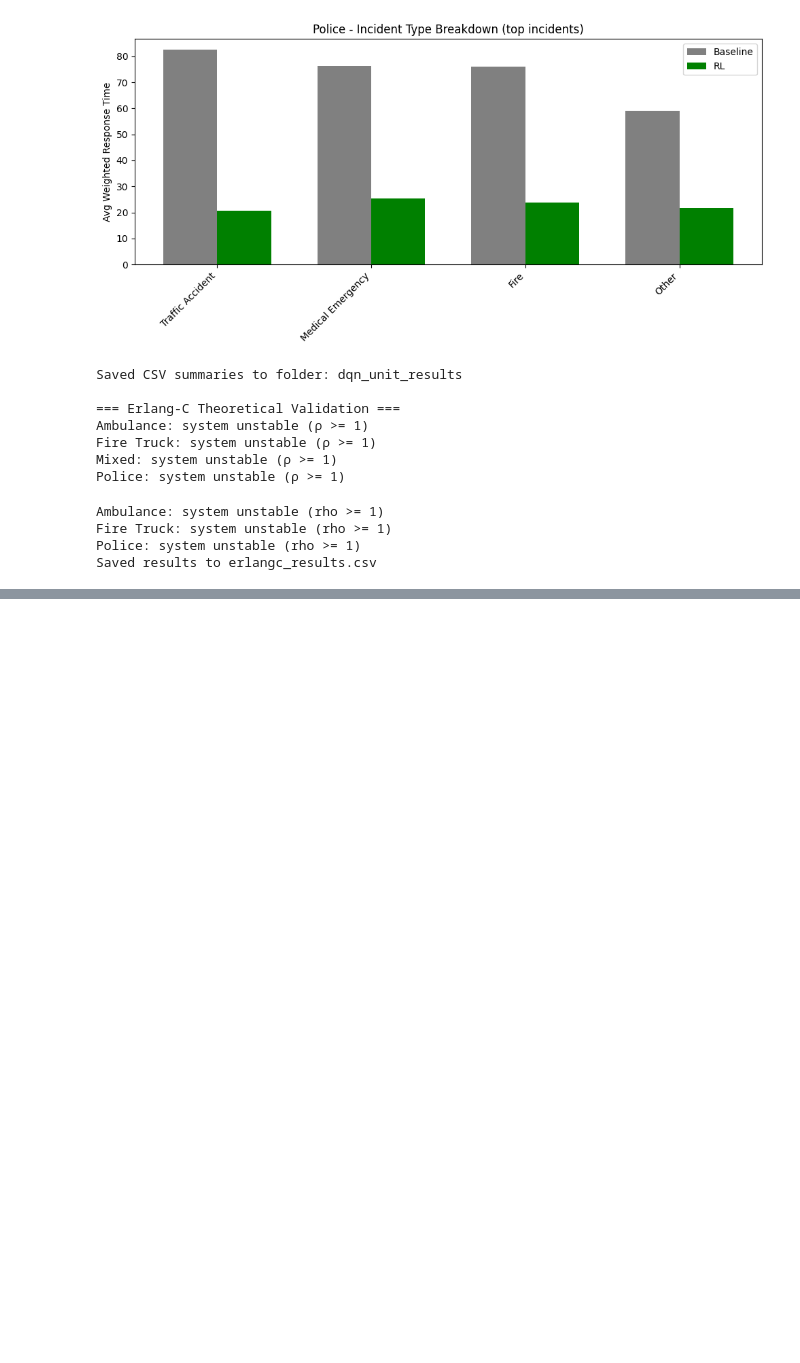
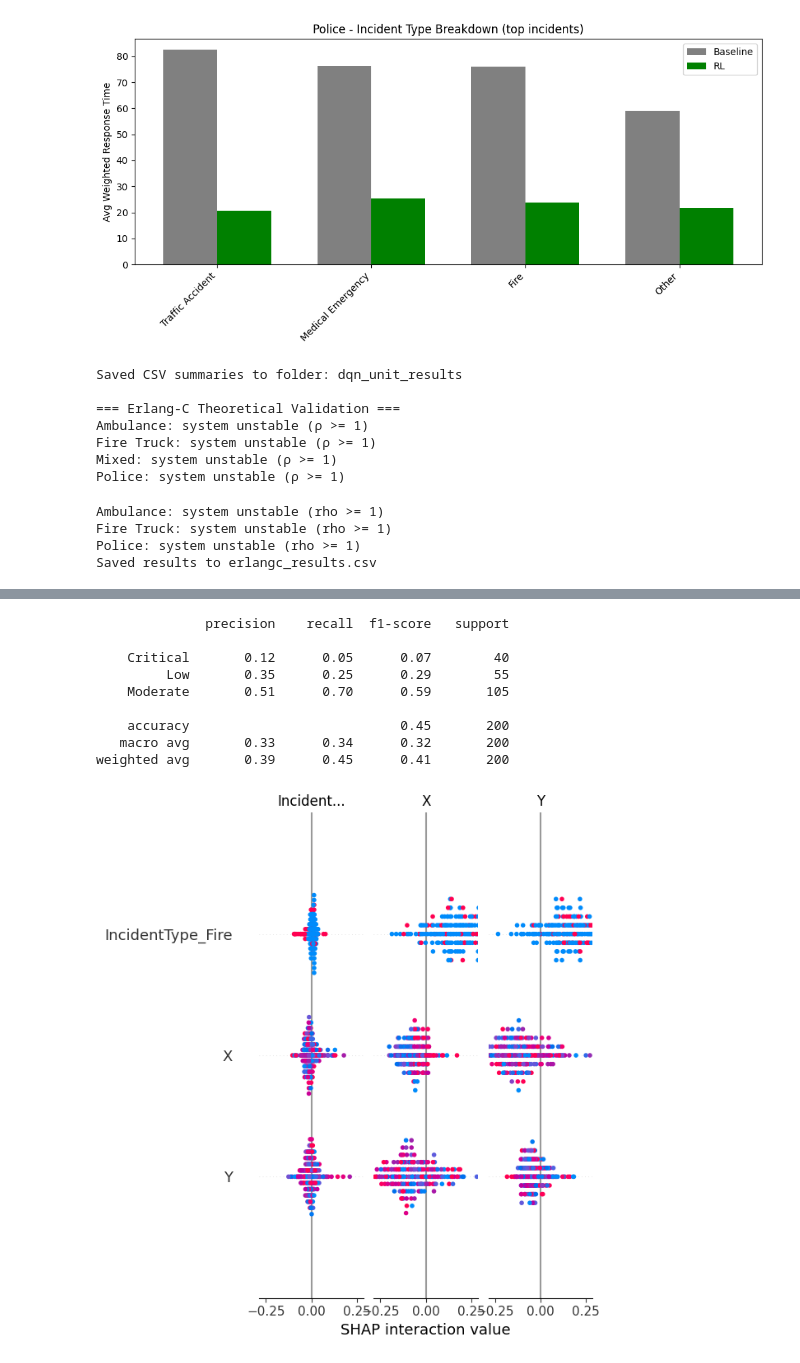
Before and after one commit to Oluwadhara/ERS_sim_system, a Jupyter notebook: a.ipynb, the cells around one changed output, grey strips where cells are left out. Cells and saved outputs as stored; diff of their text form; code cells hidden in the pictures; blank space fills up the shorter version.

```diff
--- a/a.ipynb
+++ b/a.ipynb
@@ -2010,0 +2215,44 @@ AttributeError: module 'numpy' has no attribute 'math'
+# %%
+# call_priority_shap.py
+import pandas as pd
+from sklearn.model_selection import train_test_split
+from sklearn.ensemble import RandomForestClassifier
+from sklearn.metrics import classification_report
+import shap
+
+# Load data
+df = pd.read_csv("synthetic_calls.csv")
+
+# Features + label
+X = pd.get_dummies(df[["X", "Y", "IncidentType", "ResponseUnit"]])
+y = df["Severity"]
+
+# Train-test split
+X_train, X_test, y_train, y_test = train_test_split(X, y, stratify=y, test_size=0.2, random_state=42)
+
+clf = RandomForestClassifier(n_estimators=200, class_weight="balanced", random_state=42)
+clf.fit(X_train, y_train)
+
+y_pred = clf.predict(X_test)
+print(classification_report(y_test, y_pred))
+
+# SHAP explainability
+explainer = shap.TreeExplainer(clf)
+
+# make sure we don't sample more than available
+n_samples = min(300, len(X_test))
+sample_X = X_test.sample(n_samples, random_state=42)
+
+shap_values = explainer.shap_values(sample_X)
+shap.summary_plot(shap_values, sample_X, feature_names=sample_X.columns, show=True)
+# %% [output]
+              precision    recall  f1-score   support
+
+    Critical       0.12      0.05      0.07        40
+         Low       0.35      0.25      0.29        55
+    Moderate       0.51      0.70      0.59       105
+
+    accuracy                           0.45       200
+   macro avg       0.33      0.34      0.32       200
+weighted avg       0.39      0.45      0.41       200
+[figure, added]
```
Also changed, not shown: parts of 3 cells of this notebook.
